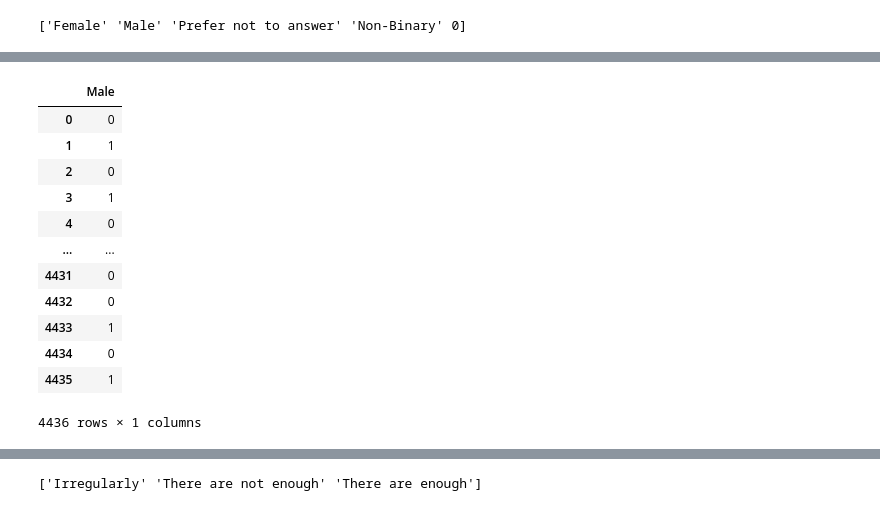
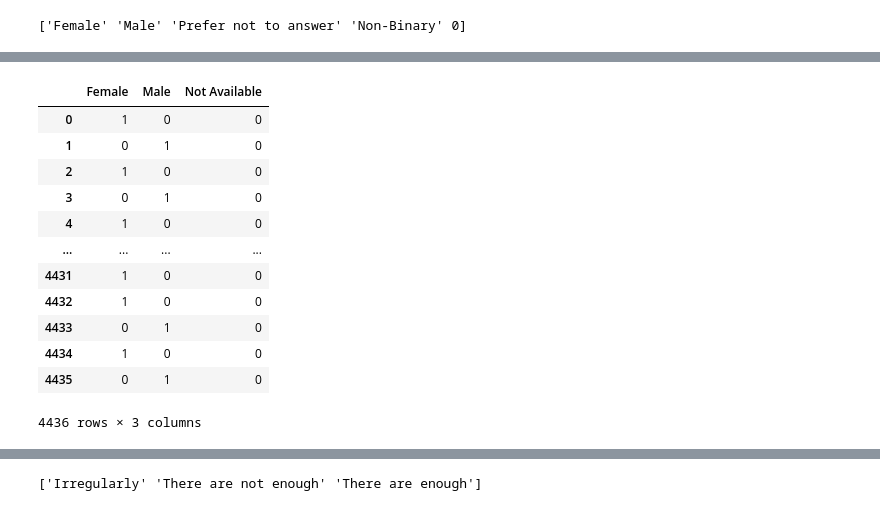
Before and after one commit to Hrishik03/29_Ferocious-Four_Problem-statement-No-1, a Jupyter notebook: Hackthon.ipynb, the cells around one changed output, grey strips where cells are left out. Saved outputs shown, nothing was run; the diff lists cells and outputs as text; code cells hidden in the pictures.

```diff
--- a/Hackthon.ipynb
+++ b/Hackthon.ipynb
@@ -206,20 +221,20 @@ dummy_gender
 4436 rows × 5 columns
 # %%
-dummy_gender.drop(['Female', 'Non-Binary', 'Prefer not to answer' , 0] , axis = 1)
+dummy_gender.drop(['Non-Binary', 'Prefer not to answer'] , axis = 1)
 # %% [output]
-|  | Male |
-| 0 | 0 |
-| 1 | 1 |
-| 2 | 0 |
-| 3 | 1 |
-| 4 | 0 |
-| ... | ... |
-| 4431 | 0 |
-| 4432 | 0 |
-| 4433 | 1 |
-| 4434 | 0 |
-| 4435 | 1 |
+|  | Female | Male | Not Available |
+| 0 | 1 | 0 | 0 |
+| 1 | 0 | 1 | 0 |
+| 2 | 1 | 0 | 0 |
+| 3 | 0 | 1 | 0 |
+| 4 | 1 | 0 | 0 |
+| ... | ... | ... | ... |
+| 4431 | 1 | 0 | 0 |
+| 4432 | 1 | 0 | 0 |
+| 4433 | 0 | 1 | 0 |
+| 4434 | 1 | 0 | 0 |
+| 4435 | 0 | 1 | 0 |
-4436 rows × 1 columns
+4436 rows × 3 columns
 # %%
 final_dataset = final_dataset.drop("gender" , axis = "columns")
 # %%
```
Also changed, not shown: parts of 36 cells of this notebook.
